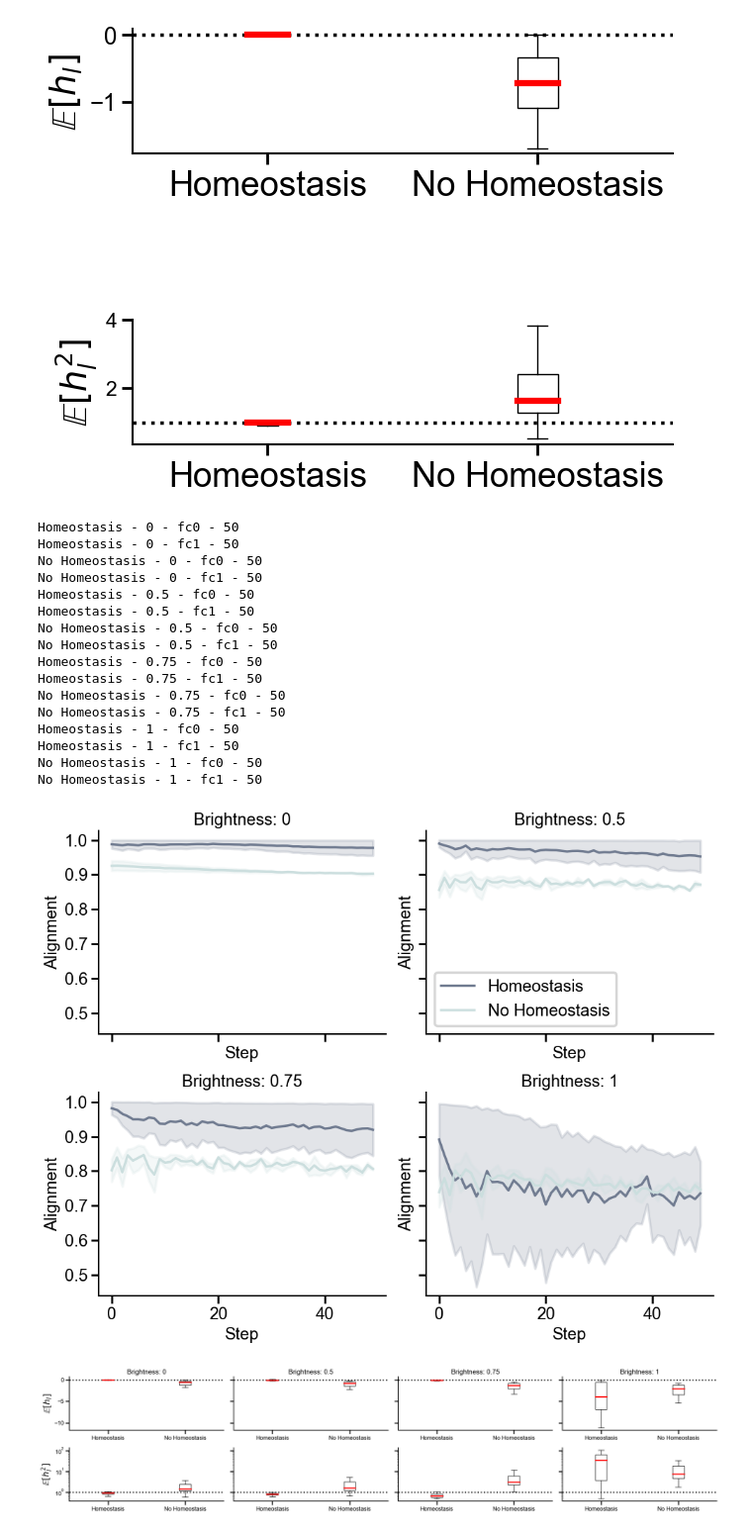
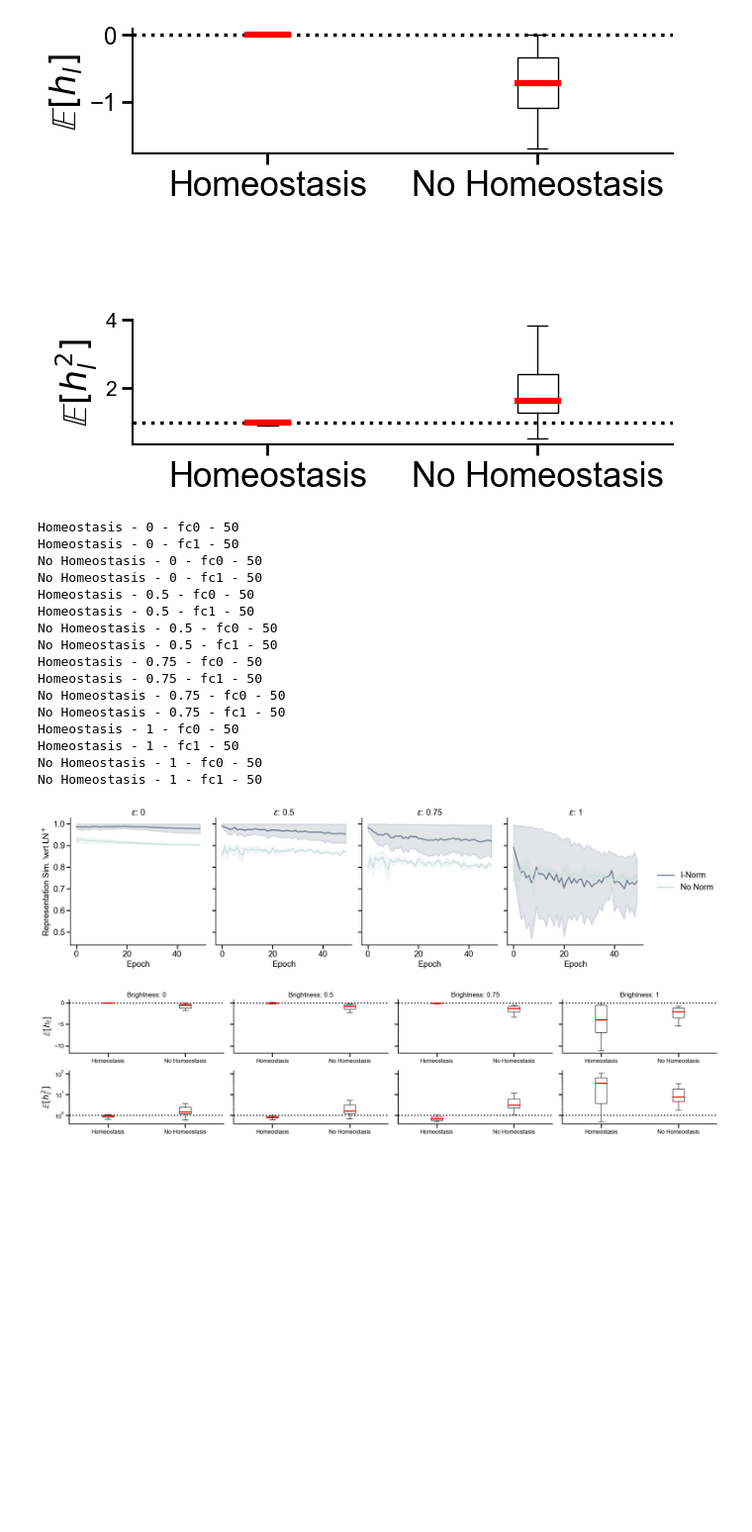
Before and after one commit to RoyHEyono/HomeostaticDANN, a Jupyter notebook: models/dense_mnist_task/figure_notebooks/fig2.ipynb, the cells around one changed output. Shown at 99% size. Cells and saved outputs as stored; diff of their text form; code cells hidden in the pictures; blank space fills up the shorter version.

```diff
--- a/models/dense_mnist_task/figure_notebooks/fig2.ipynb
+++ b/models/dense_mnist_task/figure_notebooks/fig2.ipynb
@@ -179,8 +179,8 @@ layers_to_average = ["fc0", "fc1"]
 trunc_bone = truncate_colormap(cm.get_cmap('bone'), 0.5, 0.85)
 colors_bone = [trunc_bone(i / (len(ln_feedback_types) - 1)) for i in range(len(ln_feedback_types))]
 
-# Create 2x2 subplot grid
-fig, axs = plt.subplots(2, 2, figsize=(10, 8), sharex=True, sharey=True)
+# Create 1x4 subplot grid (one row, four columns)
+fig, axs = plt.subplots(1, 4, figsize=(20, 5), sharex=True, sharey=True)
 axs = axs.flatten()
 
 # Loop over brightness factors (each gets its own subplot)
@@ -205,7 +205,7 @@ for b_idx, bright in enumerate(brightness_factors):
                     "config.excitation_training": 1 if ln_fdb == 'Homeostasis' else 0,
                     "config.layer_norm": None if ln_fdb == 'Homeostasis' else 0,
                     "config.use_testset": True,
-                    "config.ln_feedback": 'center' if ln_fdb == 'Homeostasis' else None, # ln_feedback doesn't really matter as normtype_detach is 1
+                    "config.ln_feedback": 'center' if ln_fdb == 'Homeostasis' else None,
                 },
                 order="-summary_metrics.test_acc"
             )
@@ -227,50 +227,59 @@ for b_idx, bright in enumerate(brightness_factors):
                 stacked = np.stack(truncated)
                 all_layer_data.append(stacked)
 
-
-        # Average across fc1 and fc2
+        # Average across fc0 and fc1
         if all_layer_data:
             all_layer_data = np.stack(all_layer_data)  # shape: [2, num_runs, T]
             mean_per_layer = np.mean(all_layer_data, axis=1)  # shape: [2, T]
             avg_across_layers = np.mean(mean_per_layer, axis=0)
             std_across_layers = np.std(mean_per_layer, axis=0)
 
-            ax.plot(avg_across_layers, label=ln_fdb, color=colors_bone[f_idx])
+            ax.plot(
+                avg_across_layers,
+                label='I-Norm' if ln_fdb == 'Homeostasis' else 'No Norm',
+                color=colors_bone[f_idx]
+            )
             ax.fill_between(
                 range(len(avg_across_layers)),
                 avg_across_layers - std_across_layers,
                 avg_across_layers + std_across_layers,
                 alpha=0.2,
                 color=colors_bone[f_idx]
             )
 
-    ax.set_title(f"Brightness: {bright}")
-    ax.set_xlabel("Step")
-    ax.set_ylabel("Alignment")
+    ax.set_title(f"$\epsilon$: {bright}")
+    ax.set_xlabel("Epoch")
+    if b_idx == 0:
+        ax.set_ylabel("Representation Sim. \wrt LN$^+$")
     ax.yaxis.set_major_formatter(ScalarFormatter())
 
-# Legend in the last subplot
-axs[-3].legend()
+# Legend outside the last subplot (on the right)
+axs[-1].legend(
+    loc='center left',
+    bbox_to_anchor=(1.05, 0.5),
+    frameon=False
+)
+
 plt.tight_layout()
-plt.savefig("figure5b.svg", format="svg")
+plt.savefig("figure2c.svg", format="svg")
 # %% [output]
 Homeostasis - 0 - fc0 - 50
 Homeostasis - 0 - fc1 - 50
 No Homeostasis - 0 - fc0 - 50
 No Homeostasis - 0 - fc1 - 50
 Homeostasis - 0.5 - fc0 - 50
 Homeostasis - 0.5 - fc1 - 50
 No Homeostasis - 0.5 - fc0 - 50
 No Homeostasis - 0.5 - fc1 - 50
 Homeostasis - 0.75 - fc0 - 50
 Homeostasis - 0.75 - fc1 - 50
 No Homeostasis - 0.75 - fc0 - 50
 No Homeostasis - 0.75 - fc1 - 50
 Homeostasis - 1 - fc0 - 50
 Homeostasis - 1 - fc1 - 50
 No Homeostasis - 1 - fc0 - 50
 No Homeostasis - 1 - fc1 - 50
-[figure, old version]
+[figure, new version]
 # %%
 import matplotlib.pyplot as plt
 import numpy as np
```
Also changed, not shown: parts of 1 cell of this notebook, 20 other files.
